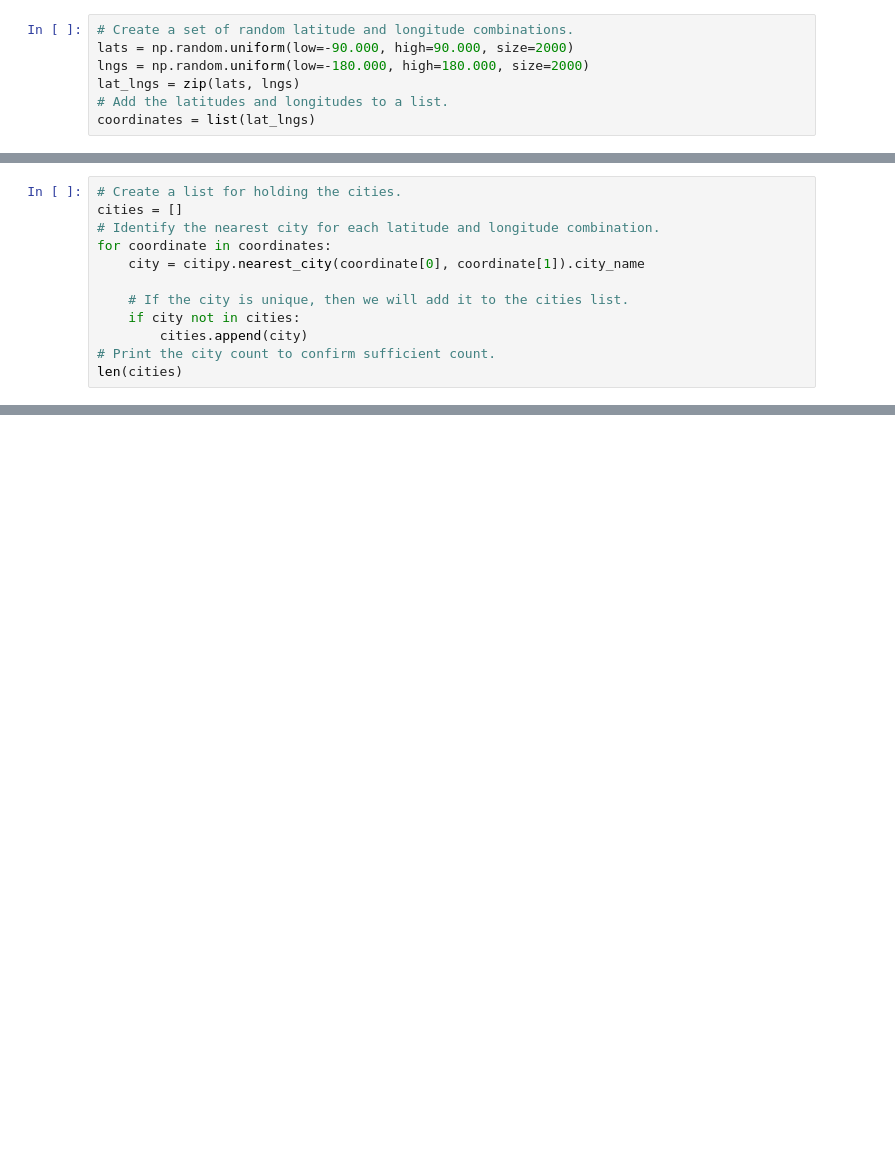
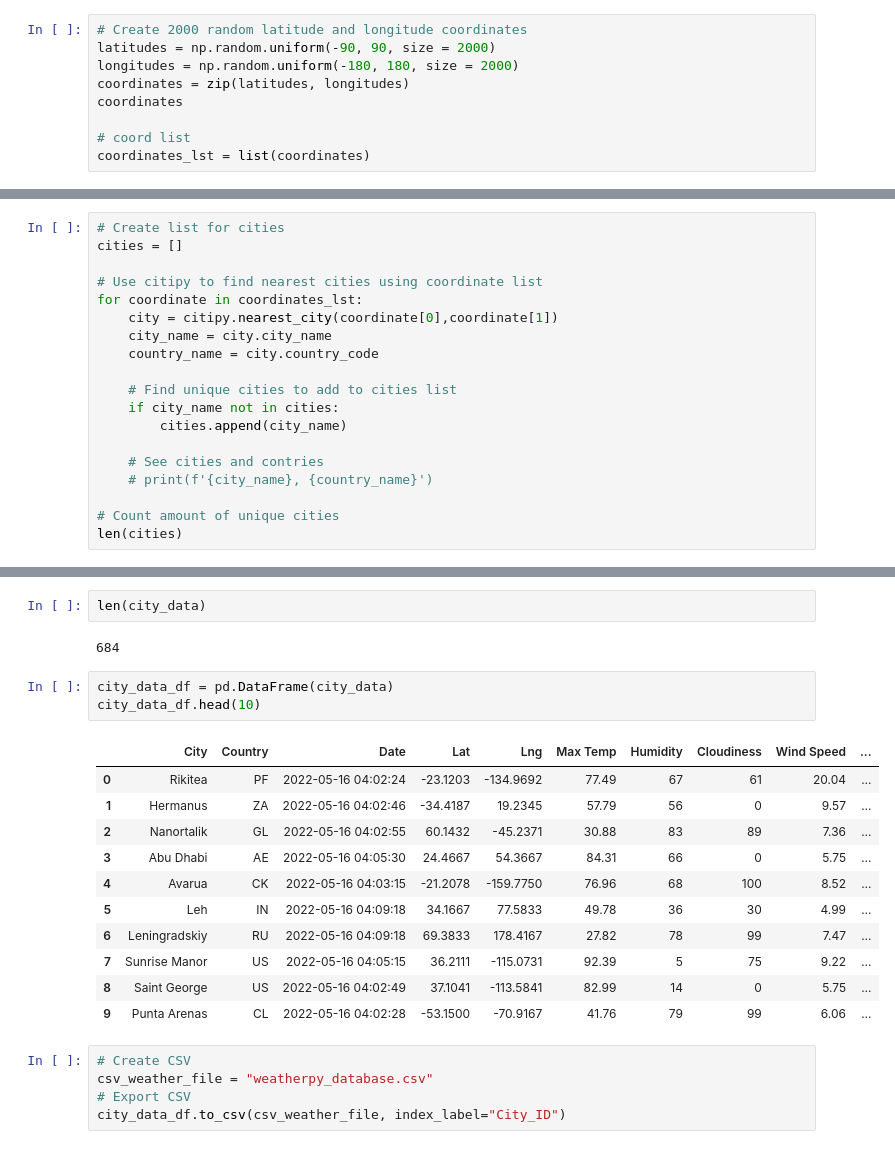
Before and after one commit to shayburmi/World_Weather_Analysis, a Jupyter notebook: Weather_Database/Weather_Database.ipynb, the cells around one changed output, grey strips where cells are left out. Saved outputs shown, nothing was run; the diff lists cells and outputs as text; blank space fills up the shorter version.

```diff
--- a/Weather_Database/Weather_Database.ipynb
+++ b/Weather_Database/Weather_Database.ipynb
@@ -8,7 +31,9 @@ from datetime import datetime
 # %%
-# Create a set of random latitude and longitude combinations.
-lats = np.random.uniform(low=-90.000, high=90.000, size=2000)
-lngs = np.random.uniform(low=-180.000, high=180.000, size=2000)
-lat_lngs = zip(lats, lngs)
-# Add the latitudes and longitudes to a list.
-coordinates = list(lat_lngs)
+# Create 2000 random latitude and longitude coordinates
+latitudes = np.random.uniform(-90, 90, size = 2000)
+longitudes = np.random.uniform(-180, 180, size = 2000)
+coordinates = zip(latitudes, longitudes)
+coordinates
+
+# coord list
+coordinates_lst = list(coordinates)
@@ -25,12 +40,19 @@ url = "http://api.openweathermap.org/data/2.5/weather?units=Imperial&APPID=" + w
 # %%
-# Create a list for holding the cities.
+# Create list for cities
 cities = []
-# Identify the nearest city for each latitude and longitude combination.
-for coordinate in coordinates:
-    city = citipy.nearest_city(coordinate[0], coordinate[1]).city_name
 
-    # If the city is unique, then we will add it to the cities list.
-    if city not in cities:
-        cities.append(city)
-# Print the city count to confirm sufficient count.
+# Use citipy to find nearest cities using coordinate list
+for coordinate in coordinates_lst:
+    city = citipy.nearest_city(coordinate[0],coordinate[1])
+    city_name = city.city_name
+    country_name = city.country_code
+
+    # Find unique cities to add to cities list
+    if city_name not in cities:
+        cities.append(city_name)
+
+    # See cities and contries
+    # print(f'{city_name}, {country_name}')
+
+# Count amount of unique cities
 len(cities)
@@ -110,0 +135,24 @@ print("-----------------------------")
+# %%
+len(city_data)
+# %% [output]
+684
+# %%
+city_data_df = pd.DataFrame(city_data)
+city_data_df.head(10)
+# %% [output]
+|  | City | Country | Date | Lat | Lng | Max Temp | Humidity | Cloudiness | Wind Speed | ... |
+| 0 | Rikitea | PF | 2022-05-16 04:02:24 | -23.1203 | -134.9692 | 77.49 | 67 | 61 | 20.04 | ... |
+| 1 | Hermanus | ZA | 2022-05-16 04:02:46 | -34.4187 | 19.2345 | 57.79 | 56 | 0 | 9.57 | ... |
+| 2 | Nanortalik | GL | 2022-05-16 04:02:55 | 60.1432 | -45.2371 | 30.88 | 83 | 89 | 7.36 | ... |
+| 3 | Abu Dhabi | AE | 2022-05-16 04:05:30 | 24.4667 | 54.3667 | 84.31 | 66 | 0 | 5.75 | ... |
+| 4 | Avarua | CK | 2022-05-16 04:03:15 | -21.2078 | -159.7750 | 76.96 | 68 | 100 | 8.52 | ... |
+| 5 | Leh | IN | 2022-05-16 04:09:18 | 34.1667 | 77.5833 | 49.78 | 36 | 30 | 4.99 | ... |
+| 6 | Leningradskiy | RU | 2022-05-16 04:09:18 | 69.3833 | 178.4167 | 27.82 | 78 | 99 | 7.47 | ... |
+| 7 | Sunrise Manor | US | 2022-05-16 04:05:15 | 36.2111 | -115.0731 | 92.39 | 5 | 75 | 9.22 | ... |
+| 8 | Saint George | US | 2022-05-16 04:02:49 | 37.1041 | -113.5841 | 82.99 | 14 | 0 | 5.75 | ... |
+| 9 | Punta Arenas | CL | 2022-05-16 04:02:28 | -53.1500 | -70.9167 | 41.76 | 79 | 99 | 6.06 | ... |
+# %%
+# Create CSV
+csv_weather_file = "weatherpy_database.csv"
+# Export CSV
+city_data_df.to_csv(csv_weather_file, index_label="City_ID")
```
Also changed, not shown: parts of 5 cells of this notebook, 19 other files.
